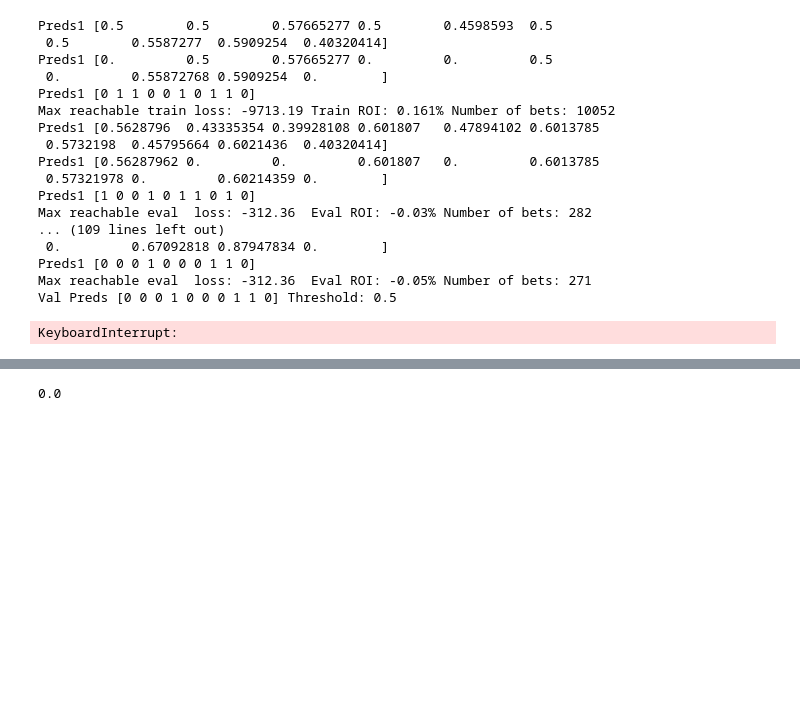
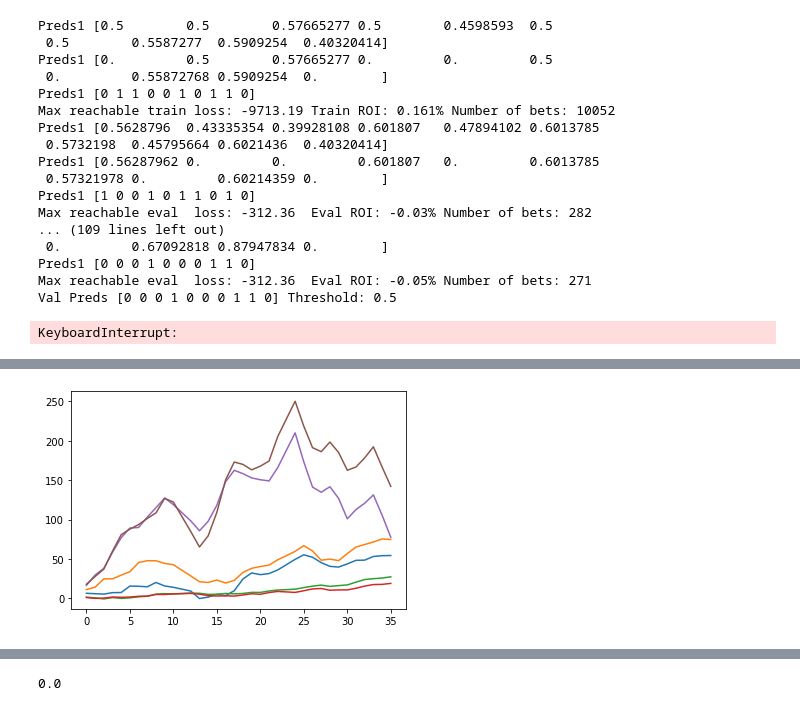
Before and after one commit to Supernowae/capstone, a Jupyter notebook: development/development_model_built_new.ipynb, the cells around one changed output, grey strips where cells are left out. Saved outputs shown, nothing was run; the diff lists cells and outputs as text; code cells hidden in the pictures; blank space fills up the shorter version.

```diff
--- a/development/development_model_built_new.ipynb
+++ b/development/development_model_built_new.ipynb
@@ -231,11 +231,11 @@ def get_trained_model(days_diff,to_drop_players, to_drop_tournaments,start_date)
     global p
 
     ## XGB parameters
-    learning_rate=[0.295]
-    #learning_rate=[0.2]
+    #learning_rate=[0.295]
+    learning_rate=[0.5]
     #max_depth=[19]
     #max_depth=[10]
-    max_depth=[25]
+    max_depth=[100]
     min_child_weight=[1]
     gamma=[0.8]
     csbt=[0.5]
@@ -250,7 +250,7 @@ def get_trained_model(days_diff,to_drop_players, to_drop_tournaments,start_date)
 
 
     def evalerror_inner(preds_in, dtrain):
-        thr = 0.6
+        thr = 0.65
         #labels = dtrain.get_label()
         global eval_odds
         global train_indices
@@ -474,2 +490,9 @@ Val Preds [0 0 1 0 0 0 0 1 0 0] Threshold: 0.6
 # %%
 import matplotlib.pyplot as plt
+# %%
+for r in range(6):
+    plt.plot(f2[:,r])
+#plt.set_title('test3')
+plt.title='test8'
+# %% [output]
+[figure, added]
```
Also changed, not shown: parts of 13 cells of this notebook, 12 other files.
